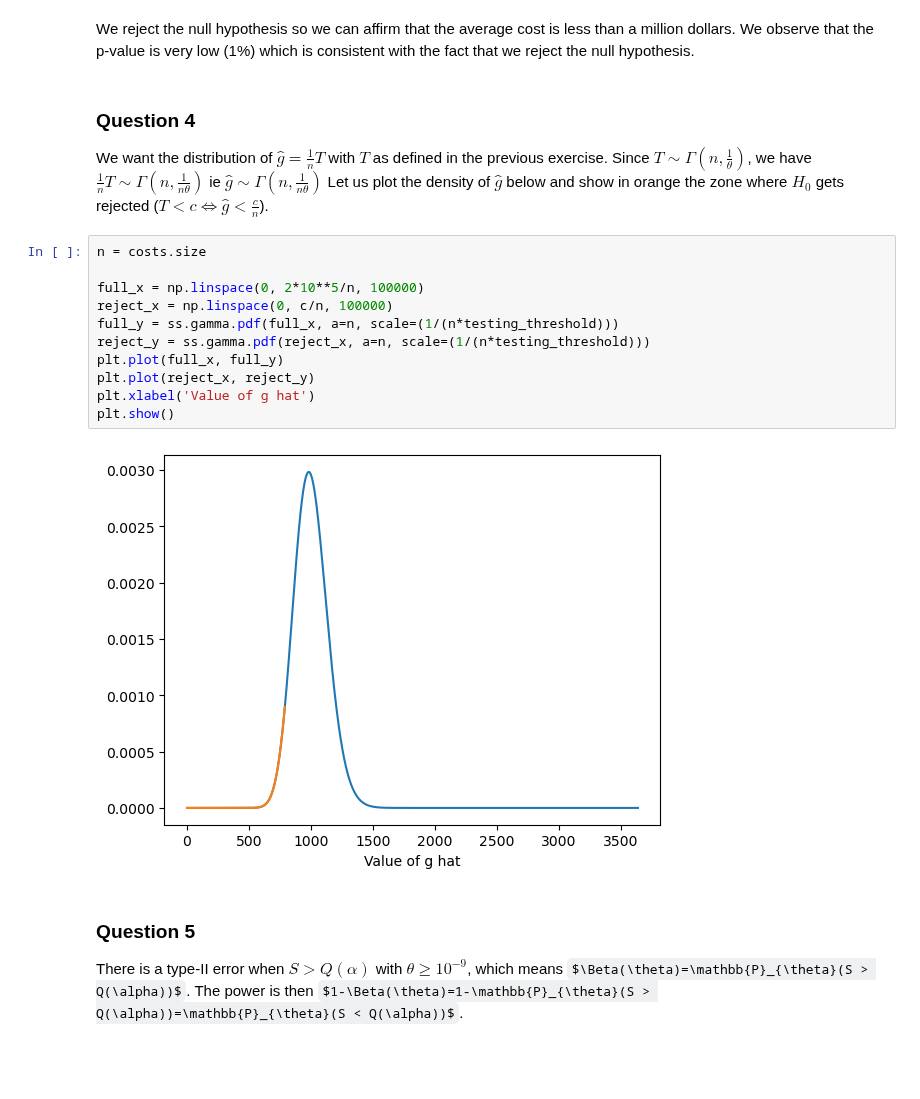
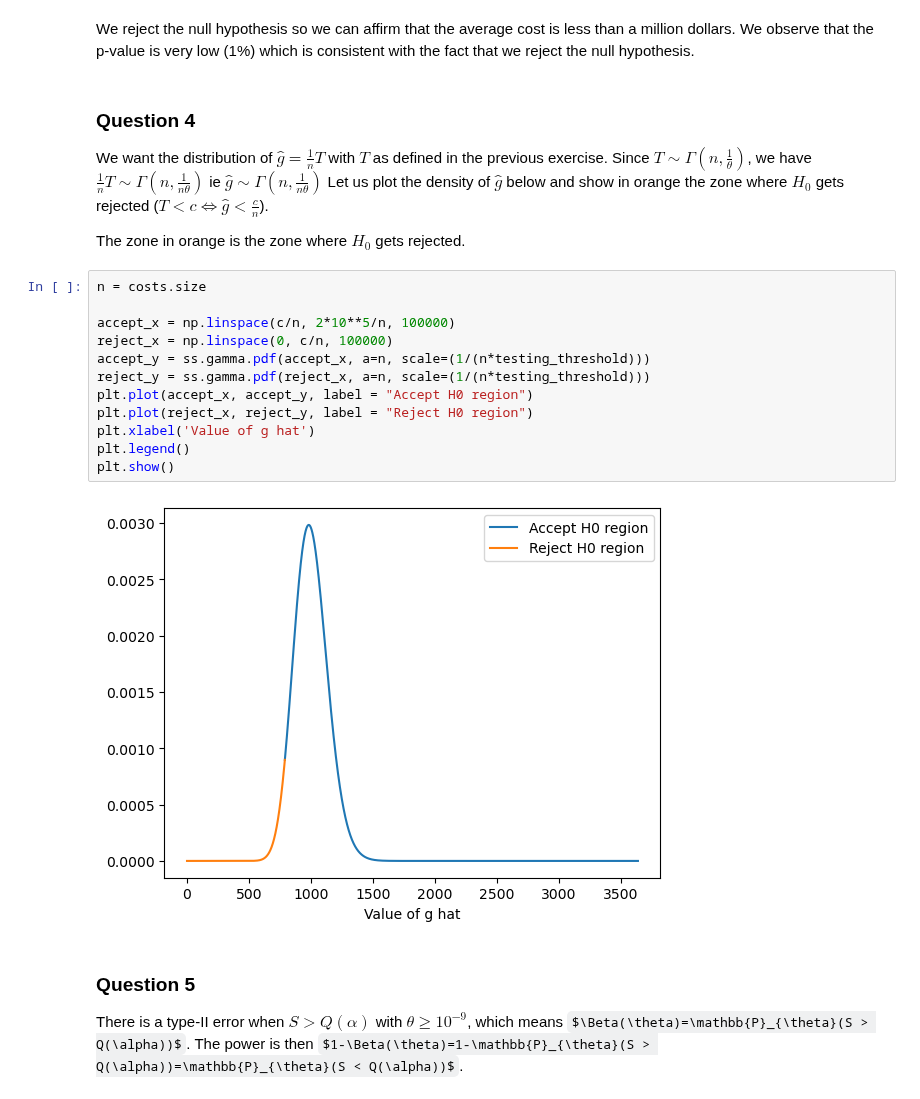
Before and after one commit to turbobato/projet_stats_2A, a Jupyter notebook: project_JAZERON_Guilhem.ipynb, the cells around one changed output. Cells and saved outputs as stored; diff of their text form; some formulas as TeX source; blank space fills up the shorter version.

```diff
--- a/project_JAZERON_Guilhem.ipynb
+++ b/project_JAZERON_Guilhem.ipynb
@@ -319,19 +319,22 @@ We reject the null hypothesis so we can affirm that the average cost is less tha
 ### Question 4
 
 We want the distribution of $\hat{g}=\frac{1}{n}T$ with $T$ as defined in the previous exercise. Since $T \sim \Gamma\left(n, \frac{1}{\theta}\right)$, we have $\frac{1}{n}T \sim \Gamma\left(n, \frac{1}{n\theta}\right)$ ie $\hat{g} \sim \Gamma\left(n, \frac{1}{n\theta}\right)$ Let us plot the density of $\hat{g}$ below and show in orange the zone where $H_0$ gets rejected ($T < c \iff \hat{g} < \frac{c}{n}$).
+
+The zone in orange is the zone where $H_0$ gets rejected.
 # %%
 n = costs.size
 
-full_x = np.linspace(0, 2*10**5/n, 100000)
+accept_x = np.linspace(c/n, 2*10**5/n, 100000)
 reject_x = np.linspace(0, c/n, 100000)
-full_y = ss.gamma.pdf(full_x, a=n, scale=(1/(n*testing_threshold)))
+accept_y = ss.gamma.pdf(accept_x, a=n, scale=(1/(n*testing_threshold)))
 reject_y = ss.gamma.pdf(reject_x, a=n, scale=(1/(n*testing_threshold)))
-plt.plot(full_x, full_y)
-plt.plot(reject_x, reject_y)
+plt.plot(accept_x, accept_y, label = "Accept H0 region")
+plt.plot(reject_x, reject_y, label = "Reject H0 region")
 plt.xlabel('Value of g hat')
+plt.legend()
 plt.show()
 # %% [output]
-[figure, old version]
+[figure, new version]
 # %% [markdown]
 ### Question 5
 
```
Also changed, not shown: parts of 1 cell of this notebook.
